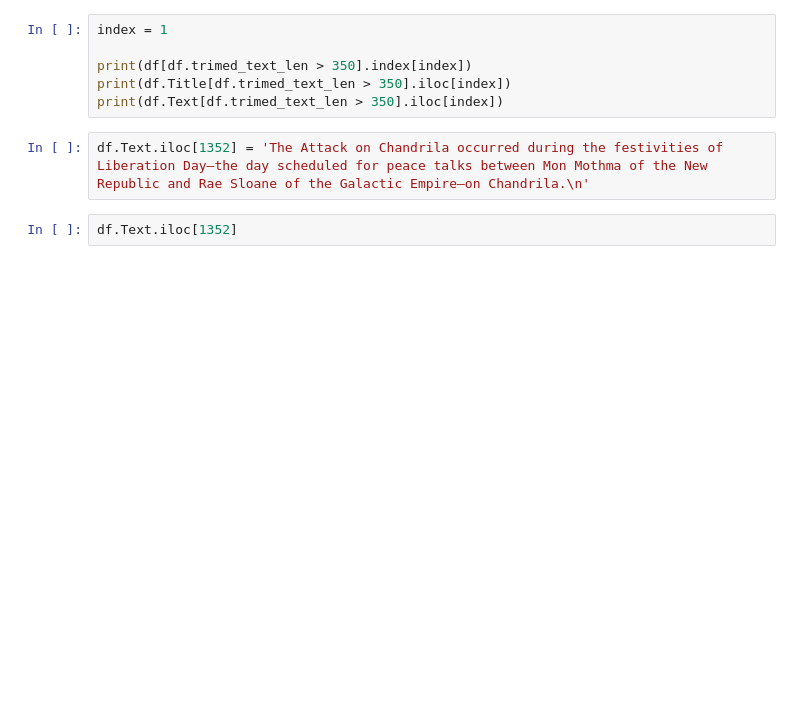
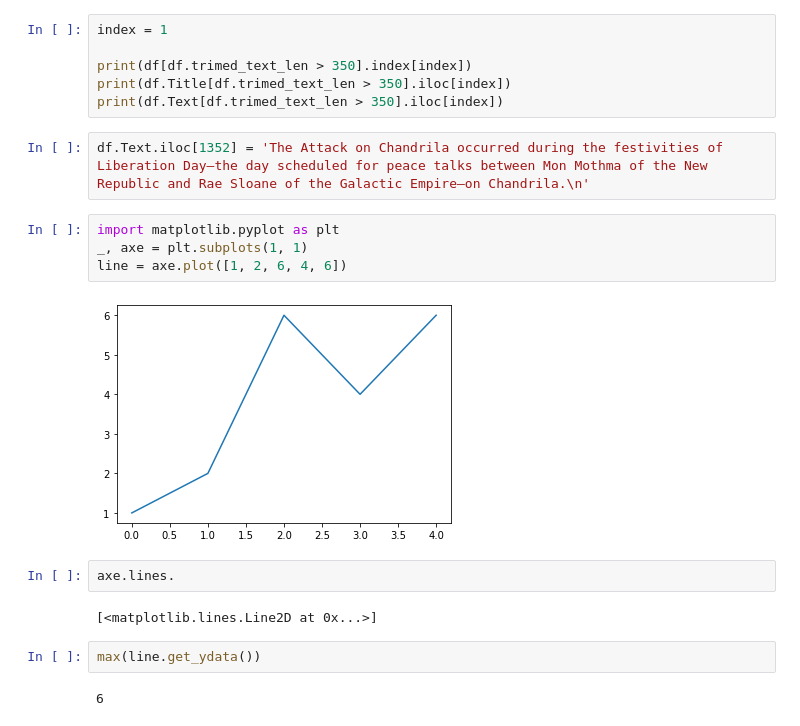
Before and after one commit to Pedrohgv/Star-Wars-Text-Generation, a Jupyter notebook: notebook.ipynb, the cells around one changed output. Drawn from its saved outputs; the diff is of its cells as text; blank space fills up the shorter version.

```diff
--- a/notebook.ipynb
+++ b/notebook.ipynb
@@ -262,5 +260,17 @@ print(df.Title[df.trimed_text_len > 350].iloc[index])
 print(df.Text[df.trimed_text_len > 350].iloc[index])
 # %%
 df.Text.iloc[1352] = 'The Attack on Chandrila occurred during the festivities of Liberation Day—the day scheduled for peace talks between Mon Mothma of the New Republic and Rae Sloane of the Galactic Empire—on Chandrila.\n'
-# %%
-df.Text.iloc[1352]
+# %%
+import matplotlib.pyplot as plt
+_, axe = plt.subplots(1, 1)
+line = axe.plot([1, 2, 6, 4, 6])
+# %% [output]
+[figure, added]
+# %%
+axe.lines.
+# %% [output]
+[<matplotlib.lines.Line2D at 0x...>]
+# %%
+max(line.get_ydata())
+# %% [output]
+6
```
Also changed, not shown: parts of 5 cells of this notebook, 1 other file.
